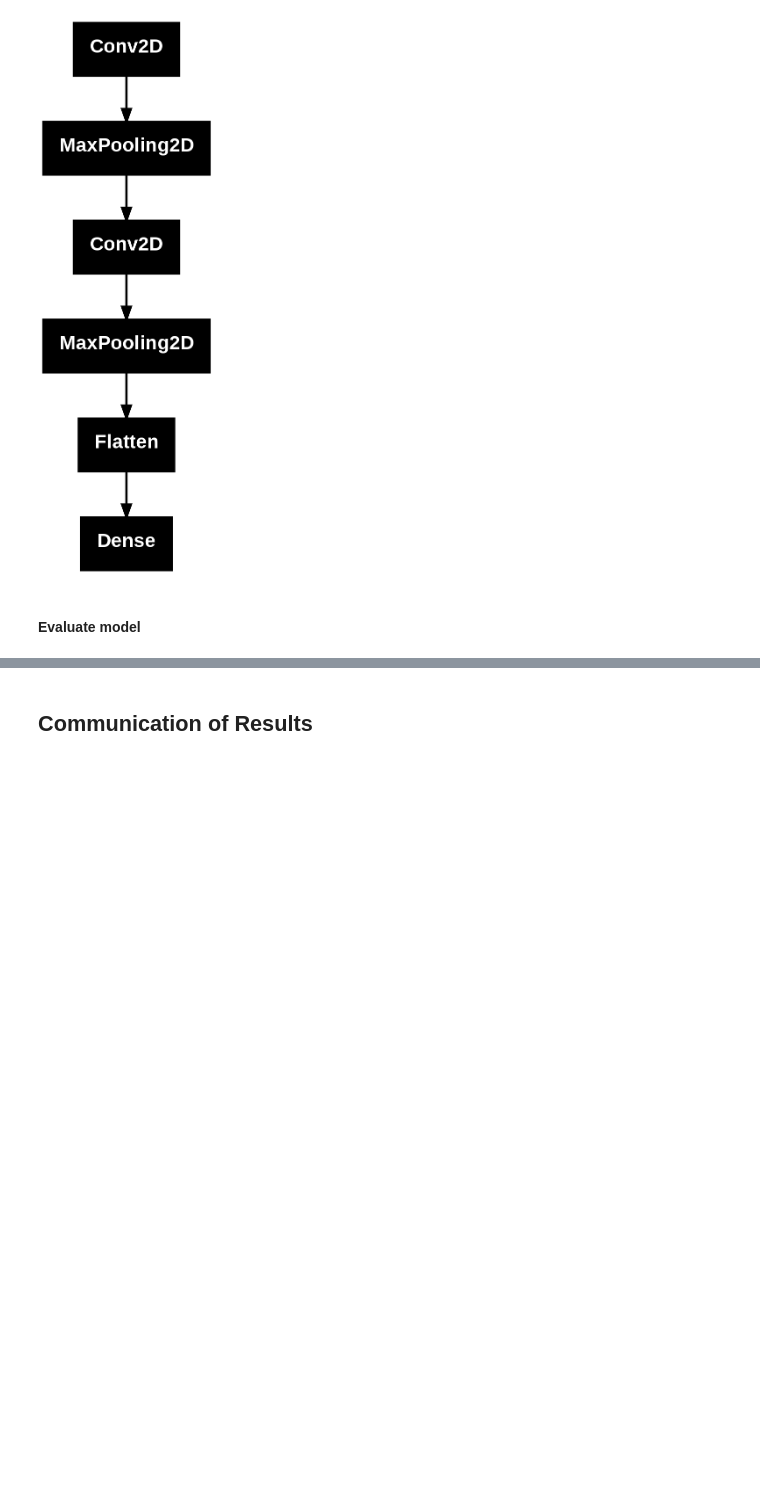
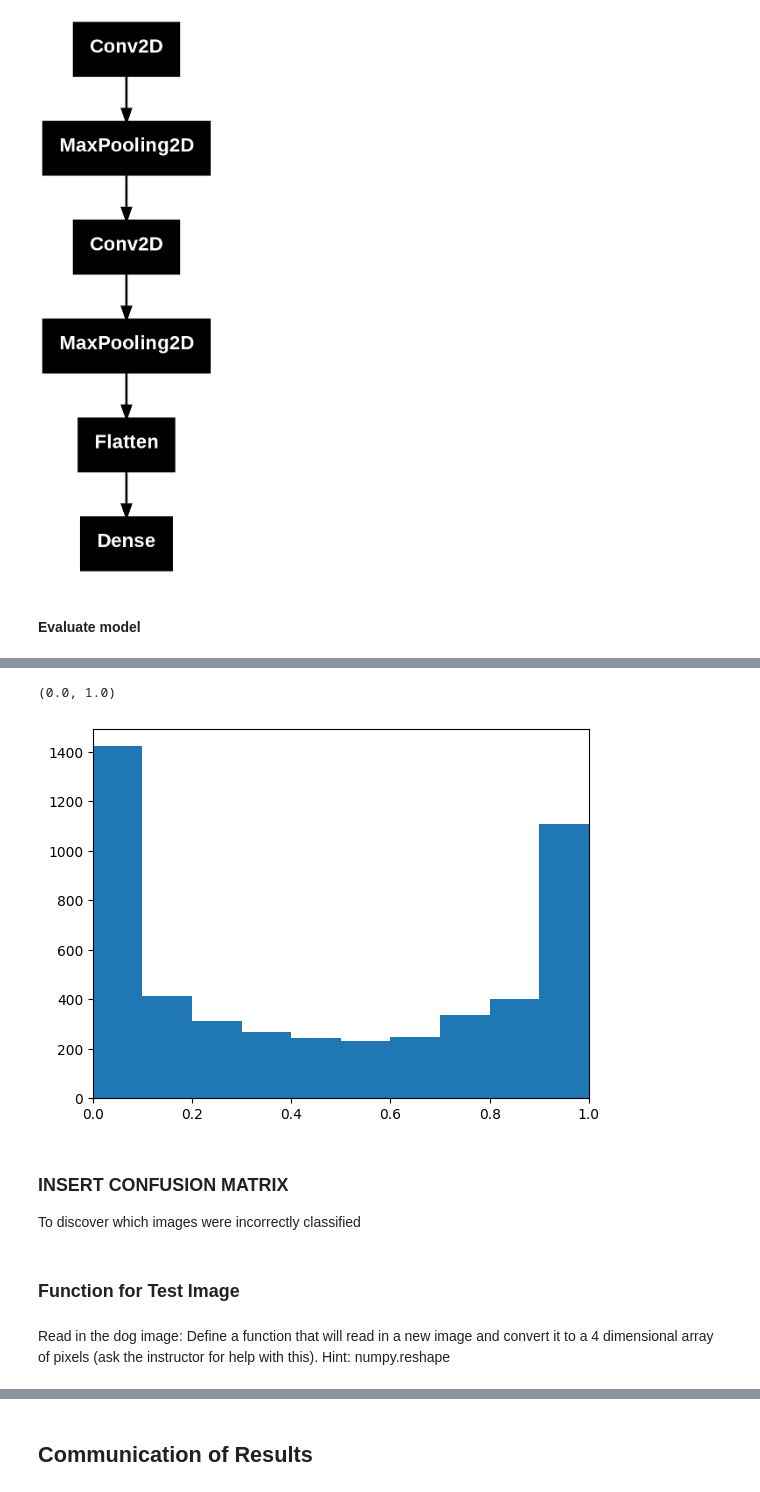
Before and after one commit to amscally-dsci/Data-Science-Cohort-20, a Jupyter notebook: Project-6/Project_6_Images_To_Do_List.ipynb, the cells around one changed output, grey strips where cells are left out. Saved outputs shown, nothing was run; the diff lists cells and outputs as text; code cells hidden in the pictures; blank space fills up the shorter version.

Commit message:
Project 6 to present. Missing confusion matrix and third convolutional layer.

```diff
--- a/Project-6/Project_6_Images_To_Do_List.ipynb
+++ b/Project-6/Project_6_Images_To_Do_List.ipynb
@@ -173,4 +175,4 @@ label = 0
 # %%
-random_index = np.random.choice(X.shape[0], size=100, replace=False)
+random_index = np.random.choice(X.shape[0], size=y.size, replace=False)
 random_index
 # %% [output]
@@ -312,5 +299,5 @@ model.compile(
 #### Fit model
 # %%
 # Fit model
-model.fit(X_train, y_train, epochs=2)
+model.fit(X_train, y_train, epochs=10)
 # %% [output]
@@ -362,0 +368,3 @@ print(val_acc)
+# %%
+# make predictions based on testing set
+predictions = model.predict(X_test)
@@ -366,0 +387,13 @@ X_test2.shape
+# %%
+plt.hist(predictions.flatten())
+plt.xlim(0,1)
+# %% [output]
+(0.0, 1.0)
+[figure, added]
+# %% [markdown]
+### INSERT CONFUSION MATRIX
+To discover which images were incorrectly classified
+# %% [markdown]
+### Function for Test Image
+# %% [markdown]
+Read in the dog image: Define a function that will read in a new image and convert it to a 4 dimensional array of pixels (ask the instructor for help with this). Hint: numpy.reshape
```
Also changed, not shown: parts of 24 cells of this notebook.
